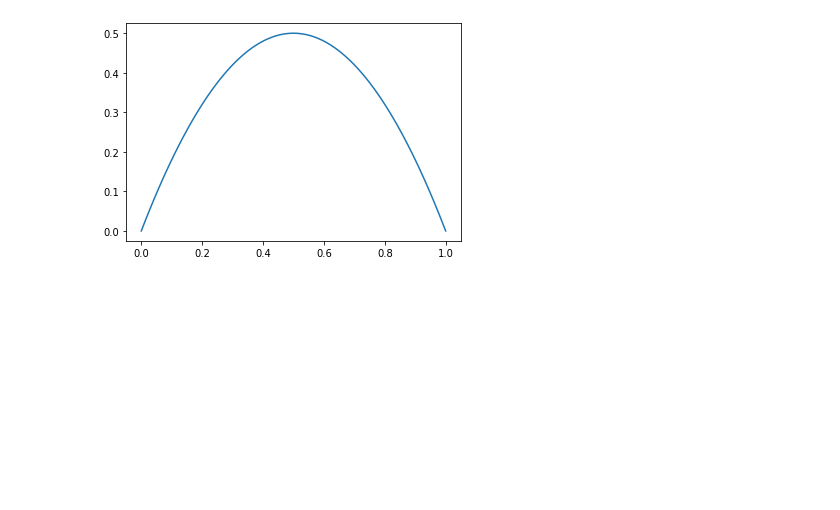
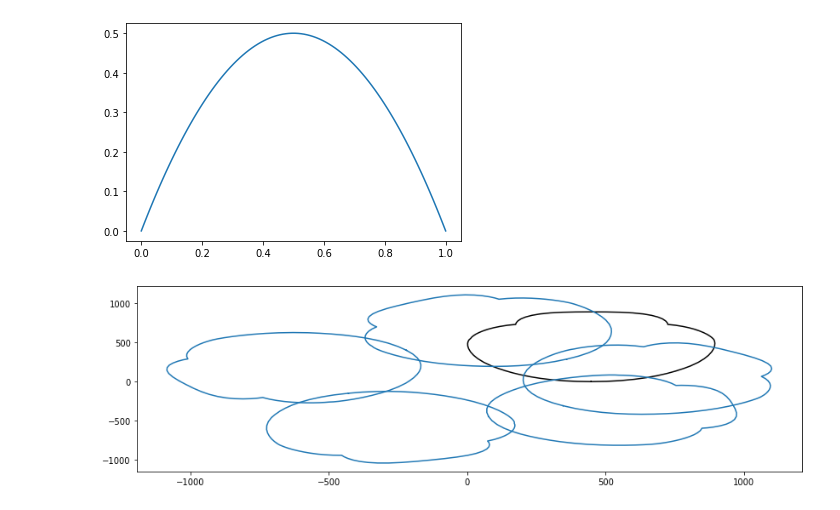
Before and after one commit to ManuelSanchezUribe/ManuelSanchezUribe.github.io, a Jupyter notebook: IMT3410/Photo_to_mesh.ipynb, the cells around one changed output. Saved outputs shown, nothing was run; the diff lists cells and outputs as text; code cells hidden in the pictures; blank space fills up the shorter version.

```diff
--- a/IMT3410/Photo_to_mesh.ipynb
+++ b/IMT3410/Photo_to_mesh.ipynb
@@ -292,0 +372,9 @@ plt.plot(b[:,0],b[:,1])
+# %%
+a1 = lambda x: x
+a2 = lambda x: np.sin(x)
+a3 = lambda x: x*np.sin(x)
+fig, ax = plt.subplots(nrows=1, ncols=1, figsize=(14,4))
+plot_story(a1, XM=7, axx=ax, h =0.01, color='C00', Y0list=list(T1))
+# plot_story(a, axis = [-2,2,-2,2], XM = 6, h = 0.005, axx=None, color='C00', Y0list=None)
+# %% [output]
+[figure, added]
```
Also changed, not shown: parts of 5 cells of this notebook, 4 other files.
